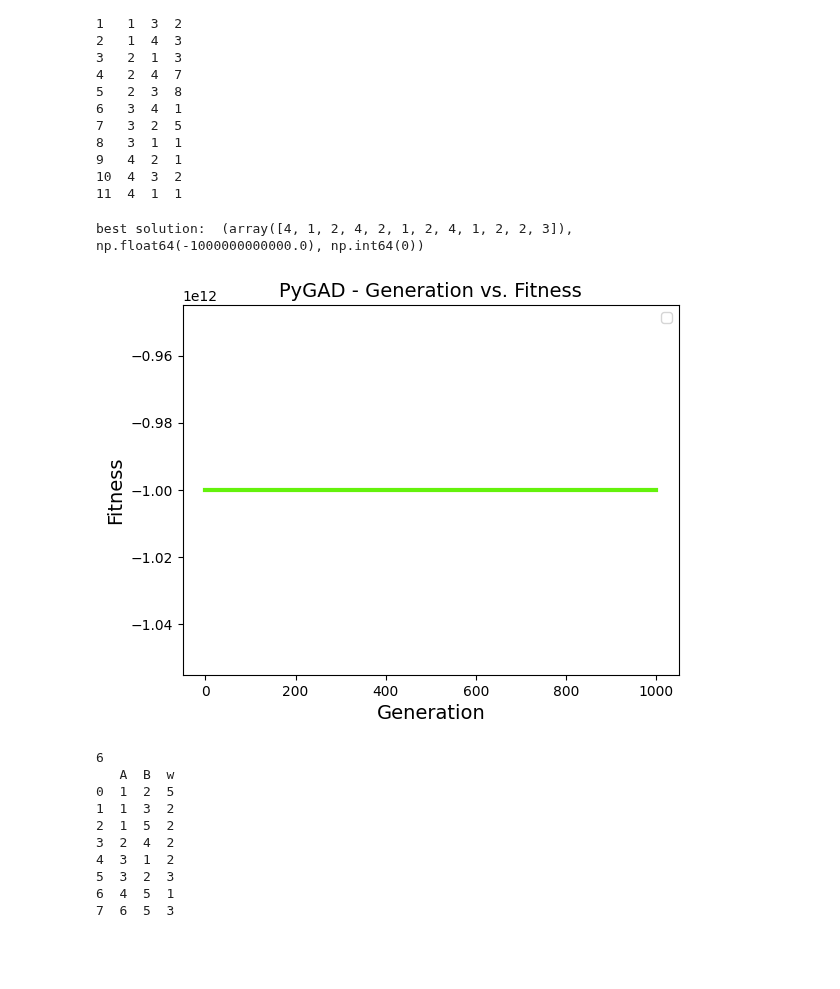
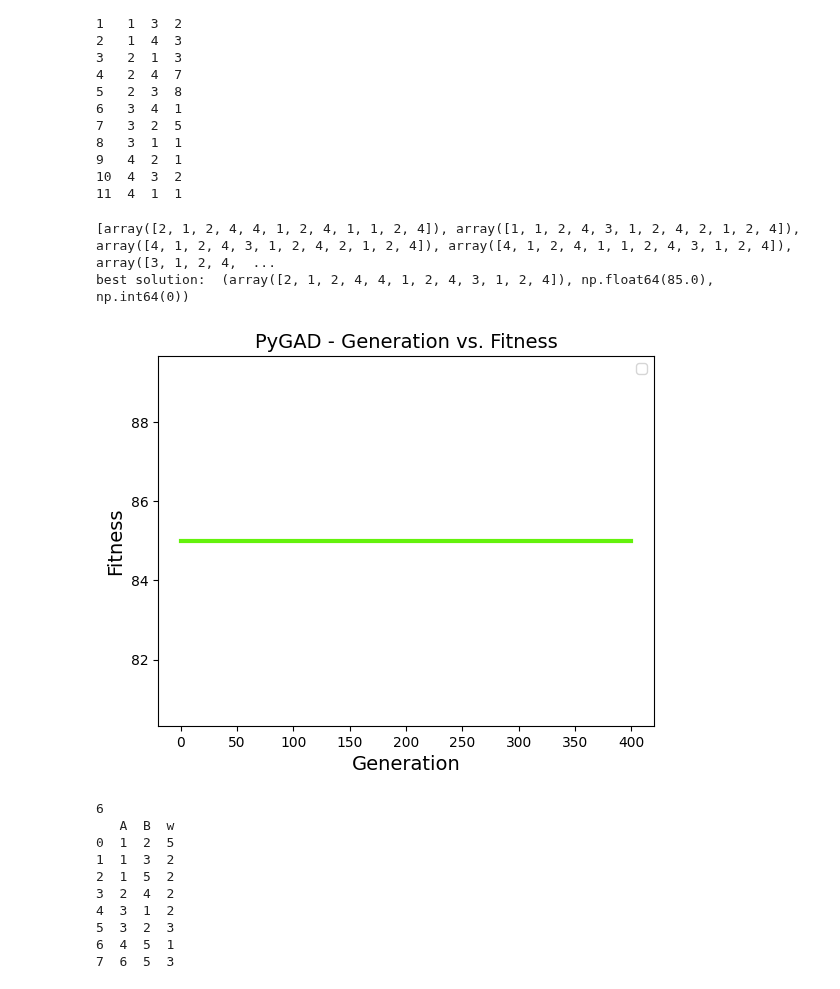
Before and after one commit to Favstina/IntelligentSystems-Assigment_1, a Jupyter notebook: Assigment1.ipynb, the cells around one changed output. Drawn from its saved outputs; the diff is of its cells as text; code cells hidden in the pictures; blank space fills up the shorter version.

Commit message:
bom še preverjala crossover in mutation 3. task

```diff
--- a/Assigment1.ipynb
+++ b/Assigment1.ipynb
@@ -422,17 +422,18 @@ def crossover_task3(parents, offspring_size, ga_instance):
 
                 for k in range(len(sequence)):
                     if k== 0:
-                        for j in range(max(seq_ind1[k], seq_ind2[k])+1):
+                        for j in range(max(seq_ind1[k], seq_ind2[k])):
                             avail_points.add(j)
                     elif k == len(sequence)-1:
                         for j in range(min(seq_ind1[k], seq_ind2[k])+1, agent_len):
                             avail_points.add(j)
                     else:
-                        left = max(0, seq_ind1[k])
-                        right = min(agent_len - 1, seq_ind2[k])
-
-                        for j in range(left, right + 1):
-                            avail_points.add(j)
+                        if seq_ind1[k]<=seq_ind2[k]:
+                            for j in range(seq_ind1[k], seq_ind2[k] + 1):
+                                avail_points.add(j)
+                        else :
+                            for j in range(seq_ind2[k], seq_ind1[k] + 1):
+                                avail_points.add(j)
 
             available_points_for_crossover = list(avail_points)
 
@@ -529,7 +530,13 @@ def fitness_fun3(pygad_instance, genom, solution_index):
                     nextNode = paths[agent][ix]
 
                     # check if new node is free
-                    if(nextNode in occupiedNodes): return INVALID
+
+                    # Tudi tukaj ni ok, če je nextNode occupied mora počakat???
+                    #if(nextNode in occupiedNodes): return INVALID
+
+                    if(nextNode in occupiedNodes):
+                        time[agent] += 20
+                        continue
 
                     # ocuppy node + wait for 10
                     occupiedEdges.discard((prevNode, nextNode))
@@ -637,12 +644,13 @@ n, graph = read_graph("graphs/g1.txt")
 # %%
 sequence = [1,2,4]
 k = 1
 agent_len = n*k
 numAgents = 3
-genetic_algo_task3(n, k, agent_len, numAgents, graph, sequence, 1000, 10, 50)
+genetic_algo_task3(n, k, agent_len, numAgents, graph, sequence, 400, 10, 50)
 # %% [output]
-best solution:  (array([4, 1, 2, 4, 2, 1, 2, 4, 1, 2, 2, 3]), np.float64(-1000000000000.0), np.int64(0))
+[array([2, 1, 2, 4, 4, 1, 2, 4, 1, 1, 2, 4]), array([1, 1, 2, 4, 3, 1, 2, 4, 2, 1, 2, 4]), array([4, 1, 2, 4, 3, 1, 2, 4, 2, 1, 2, 4]), array([4, 1, 2, 4, 1, 1, 2, 4, 3, 1, 2, 4]), array([3, 1, 2, 4,  ...
+best solution:  (array([2, 1, 2, 4, 4, 1, 2, 4, 3, 1, 2, 4]), np.float64(85.0), np.int64(0))
-[figure, old version]
+[figure, new version]
 # %%
 n, graph = read_graph("graphs/g6.txt")
 # %% [output]
```
Also changed, not shown: parts of 4 cells of this notebook.
